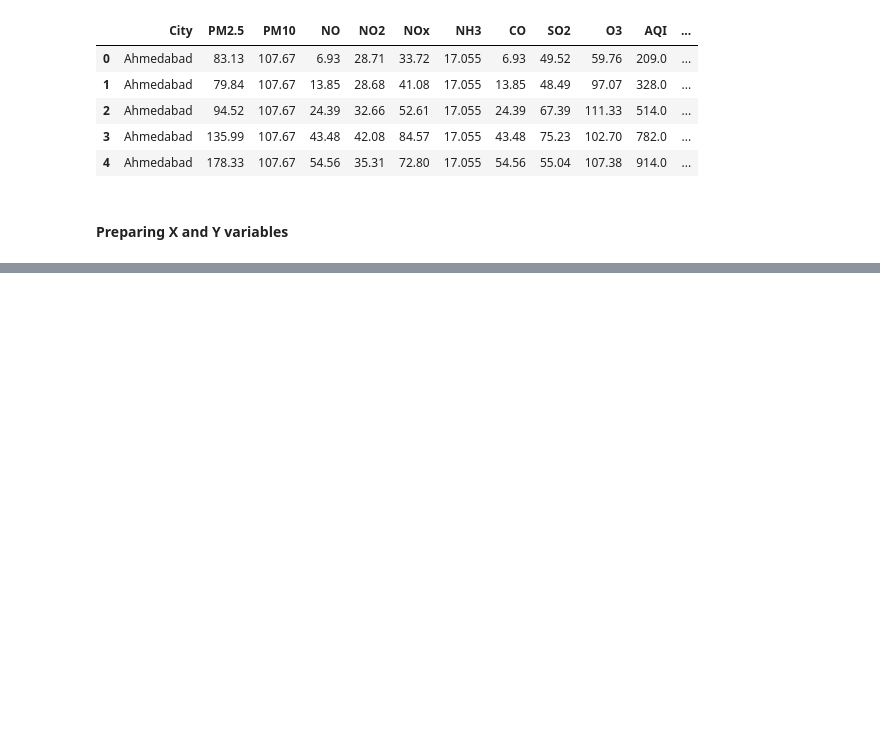
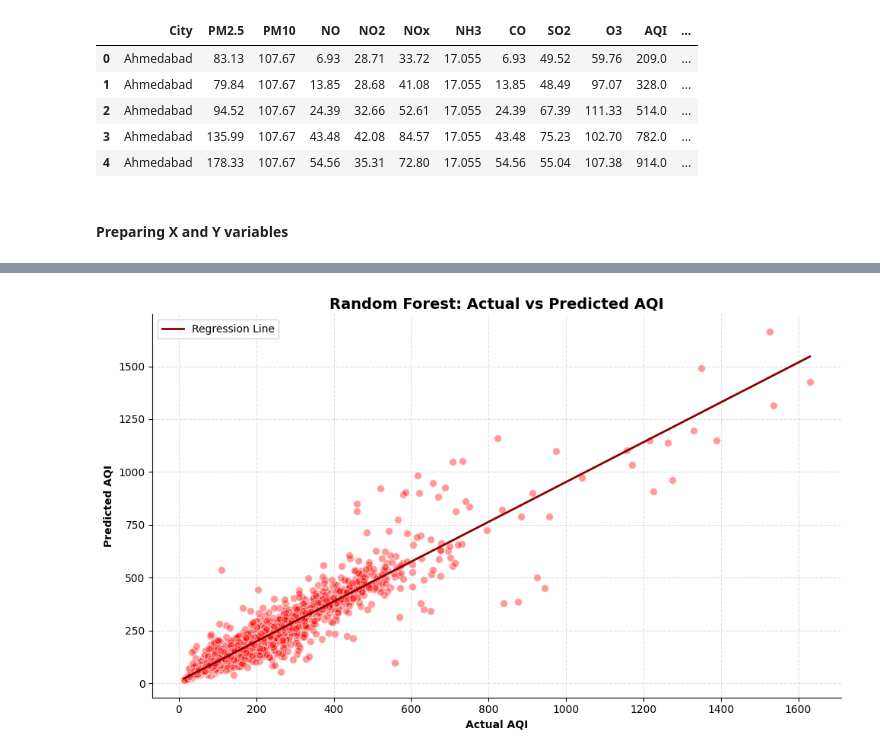
Before and after one commit to Suryajazz544/aqi-forecasting-system, a Jupyter notebook: notebooks/2_ML_Model_Training.ipynb, the cells around one changed output, grey strips where cells are left out. Cells and saved outputs as stored; diff of their text form; code cells hidden in the pictures; blank space fills up the shorter version.

```diff
--- a/notebooks/2_ML_Model_Training.ipynb
+++ b/notebooks/2_ML_Model_Training.ipynb
@@ -43,0 +249,20 @@ df.head()
+# %%
+plt.figure(figsize=(10, 6))
+
+sns.regplot(
+    x=y_test, y=y_pred_best,
+    ci=None,
+    scatter_kws={'alpha': 0.4, 'color': 'red', 'edgecolors': 'white', 's': 50},
+    line_kws={'color': 'darkred', 'lw': 2, 'label': 'Regression Line'}
+)
+
+plt.title('Random Forest: Actual vs Predicted AQI', fontsize=14, weight='bold')
+plt.xlabel('Actual AQI', weight='bold')
+plt.ylabel('Predicted AQI', weight='bold')
+plt.legend()
+plt.grid(ls='--', alpha=0.4)
+sns.despine()
+plt.tight_layout()
+plt.show()
+# %% [output]
+[figure, added]
```
Also changed, not shown: parts of 20 cells of this notebook, 4 other files.
